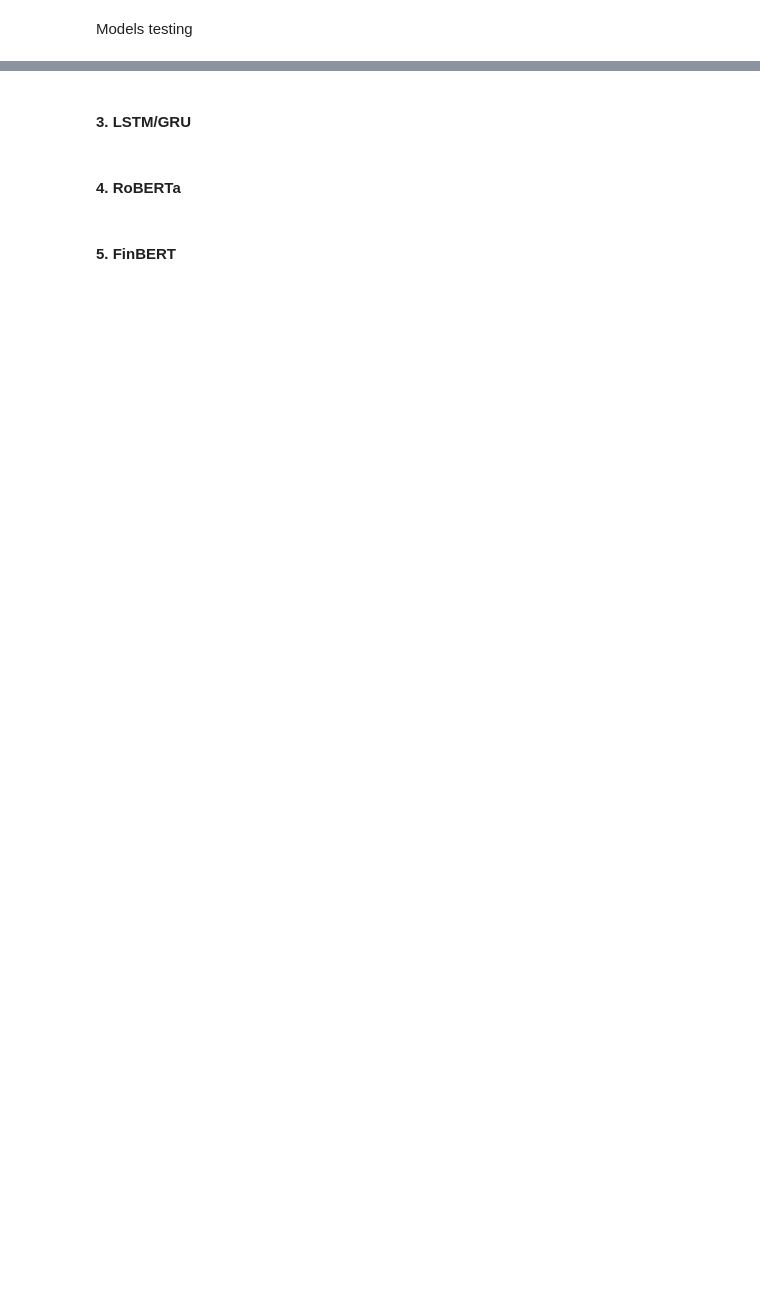
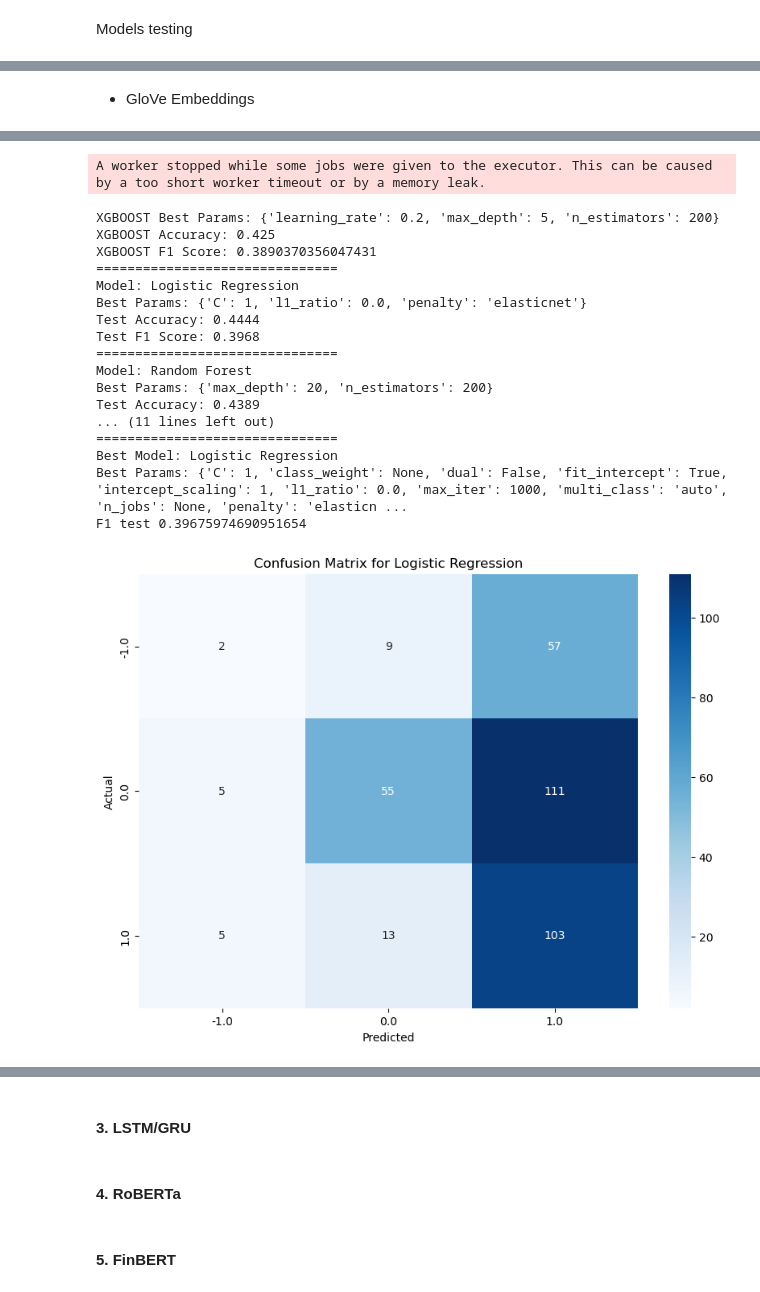
Before and after one commit to paultltc/InflaBERT, a Jupyter notebook: source/training/SA.ipynb, the cells around one changed output, grey strips where cells are left out. Drawn from its saved outputs; the diff is of its cells as text; code cells hidden in the pictures; blank space fills up the shorter version.

```diff
--- a/source/training/SA.ipynb
+++ b/source/training/SA.ipynb
@@ -486,0 +548,20 @@ You can try to debug the error by setting error_score='raise'.
+# %% [markdown]
+- GloVe Embeddings
+# %%
+X_train_g = train_w2v['glove_embeddings'].tolist()
+X_test_g = test_w2v['glove_embeddings'].tolist()
+y_train_g = train_w2v['label'].tolist()
+y_test_g = test_w2v['label'].tolist()
+
+# Convert labels to non-negative integers if needed
+unique_labels = np.unique(y_train_g)
+label_map = {label: i for i, label in enumerate(unique_labels)}
+y_train_g = np.array([label_map[label] for label in y_train_g])
+y_test_g = np.array([label_map[label] for label in y_test_g])
+
+# CV
+results_glove, best_models = grid_CV(X_train_g, X_test_g, y_train_g, y_test_g, k=3)
+
+# confusion map
+show_confusion(results_glove, best_models, X_test_g, y_test_g, unique_labels)
+# %% [output]
@@ -486,0 +588,19 @@ You can try to debug the error by setting error_score='raise'.
+A worker stopped while some jobs were given to the executor. This can be caused by a too short worker timeout or by a memory leak.
+XGBOOST Best Params: {'learning_rate': 0.2, 'max_depth': 5, 'n_estimators': 200}
+XGBOOST Accuracy: 0.425
+XGBOOST F1 Score: 0.3890370356047431
+===============================
+Model: Logistic Regression
+Best Params: {'C': 1, 'l1_ratio': 0.0, 'penalty': 'elasticnet'}
+Test Accuracy: 0.4444
+Test F1 Score: 0.3968
+===============================
+Model: Random Forest
+Best Params: {'max_depth': 20, 'n_estimators': 200}
+Test Accuracy: 0.4389
+... (11 lines left out)
+===============================
+Best Model: Logistic Regression
+Best Params: {'C': 1, 'class_weight': None, 'dual': False, 'fit_intercept': True, 'intercept_scaling': 1, 'l1_ratio': 0.0, 'max_iter': 1000, 'multi_class': 'auto', 'n_jobs': None, 'penalty': 'elasticn ...
+F1 test 0.39675974690951654
+[figure, added]
```
Also changed, not shown: parts of 19 cells of this notebook, 3 other files.
